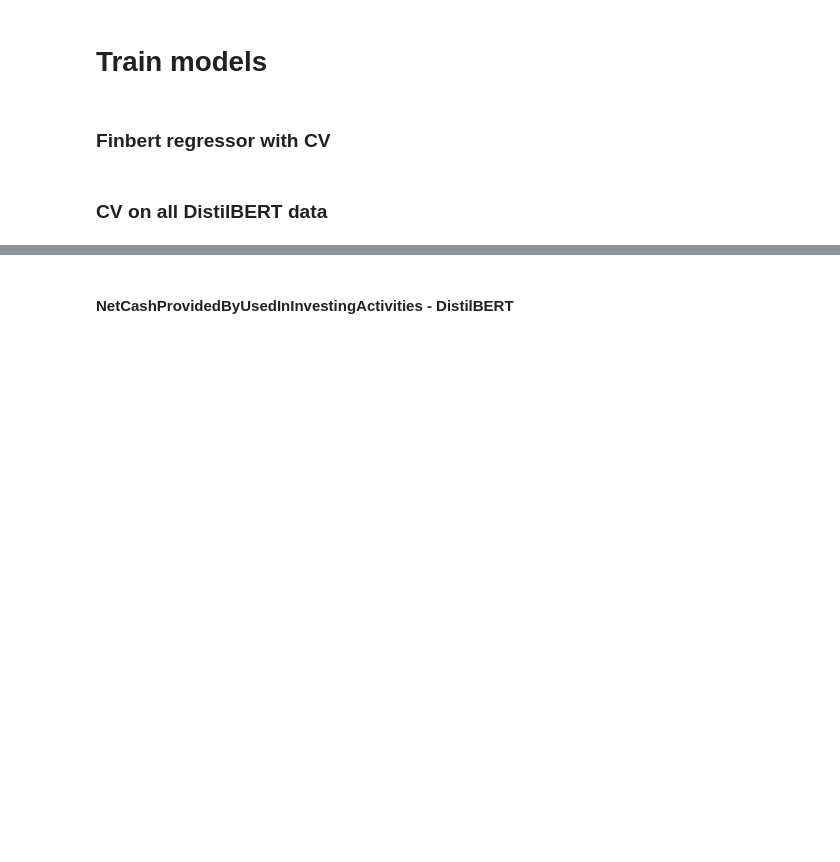
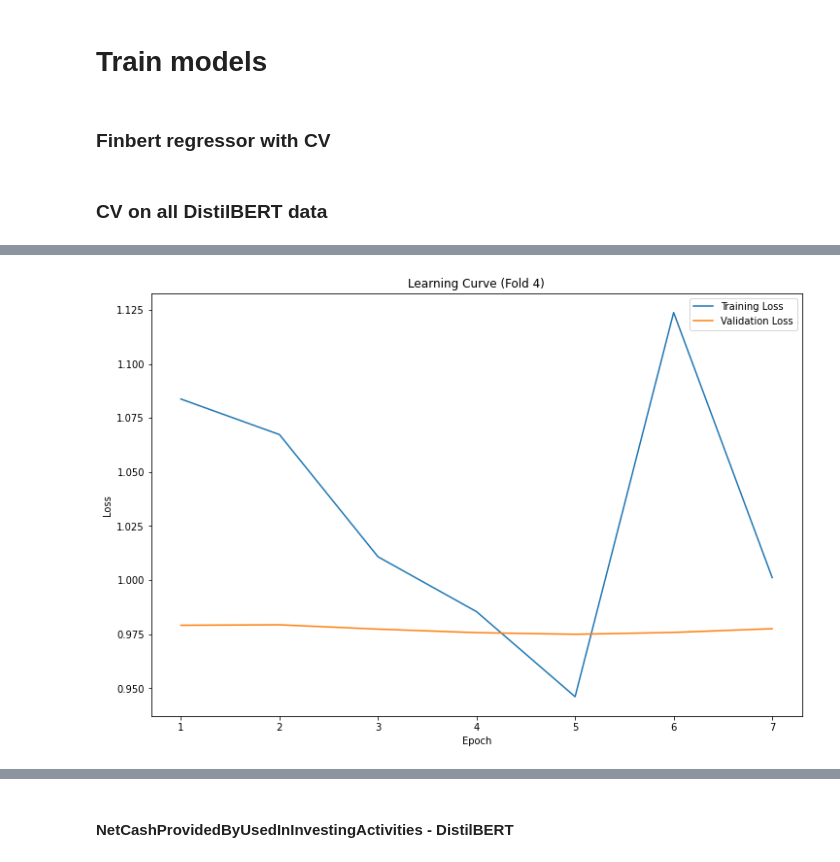
Before and after one commit to nkhanhle23/thesis, a Jupyter notebook: notebooks/predictive_model_finbert.ipynb, the cells around one changed output, grey strips where cells are left out. Cells and saved outputs as stored; diff of their text form; code cells hidden in the pictures; blank space fills up the shorter version.

Commit message:
Added and evaluated predictive models

```diff
--- a/notebooks/predictive_model_finbert.ipynb
+++ b/notebooks/predictive_model_finbert.ipynb
@@ -250,5 +140,5 @@ class RegressionModel(DistilBertForSequenceClassification):
 # %%
 def finbert_regressor():
-    model = RegressionModel.from_pretrained('yiyanghkust/finbert-pretrain', num_labels = 1)
+    model = DistilBertForSequenceClassification.from_pretrained('yiyanghkust/finbert-pretrain', num_labels = 1)
     tokenizer = AutoTokenizer.from_pretrained('yiyanghkust/finbert-pretrain')
     return model, tokenizer
@@ -354,7 +158,7 @@ def train_finbert_regressor(model, tokenizer, dataset, epochs=10, initial_lr=0.0
     optimizer = torch.optim.AdamW(model.parameters(), lr=initial_lr, eps=eps)
     scheduler = torch.optim.lr_scheduler.StepLR(optimizer, step_size=1, gamma=0.9)
     training_stats = []
-    kfold = KFold(n_splits=cv, shuffle=True)  # Define the number of folds
+    kfold = KFold(n_splits=cv, shuffle=True, random_state=42)  # Define the number of folds
 
     best_val_loss_overall = np.inf # Set initial best validation loss to infinity
     best_model_overall = None
@@ -364,7 +168,7 @@ def train_finbert_regressor(model, tokenizer, dataset, epochs=10, initial_lr=0.0
     all_val_losses = []
 
     for fold, (train_idx, val_idx) in enumerate(kfold.split(dataset)):
-        print(f"Fold {fold + 1}")
+        #print(f"Fold {fold + 1}")
         train_subset = torch.utils.data.Subset(dataset, train_idx)
         val_subset = torch.utils.data.Subset(dataset, val_idx)
 
@@ -376,7 +180,7 @@ def train_finbert_regressor(model, tokenizer, dataset, epochs=10, initial_lr=0.0
         val_losses = []
         best_epoch = 0
         early_stopping_counter = 0
-        for epoch in tqdm(range(epochs)):
+        for epoch in range(epochs):
             model.train()
             train_loss = 0
 
@@ -384,7 +188,8 @@ def train_finbert_regressor(model, tokenizer, dataset, epochs=10, initial_lr=0.0
                 b_input_ids = batch[0].to(device)
                 b_labels = batch[1].to(device)
                 optimizer.zero_grad()
-                loss, _ = model(b_input_ids, labels=b_labels)
+                b_outputs = model(input_ids=b_input_ids, labels=b_labels)[1] # Prepare outputs for loss function
+                loss = loss_function(b_outputs, b_labels) # Calculate loss (RSE)
                 loss.backward()
                 torch.nn.utils.clip_grad_norm_(model.parameters(), 1.0)
                 optimizer.step()
@@ -403,7 +208,8 @@ def train_finbert_regressor(model, tokenizer, dataset, epochs=10, initial_lr=0.0
                     labels.to(device)
 
                     outputs = model(input_ids=input_ids, labels=labels)
-                    loss = outputs[0]
+                    # Caclulate loss (RSE)
+                    loss = loss_function(outputs[1], labels)
                     val_loss += loss.item()
 
                 avg_val_loss = val_loss / len(val_loader)
@@ -418,7 +224,7 @@ def train_finbert_regressor(model, tokenizer, dataset, epochs=10, initial_lr=0.0
                 else:
                     early_stopping_counter += 1
                     if early_stopping_counter >= patience:
-                        print(f"Early stopping at epoch {epoch + 1} in fold {fold + 1}")
+                        #print(f"Early stopping at epoch {epoch + 1} in fold {fold + 1}")
                         break
 
             scheduler.step()
@@ -429,8 +235,7 @@ def train_finbert_regressor(model, tokenizer, dataset, epochs=10, initial_lr=0.0
                 'Training Loss': avg_train_loss,
                 'Valid. Loss': avg_val_loss,
             })
-
-        print(f"Fold {fold + 1} - Best Validation Loss: {best_val_loss} at Epoch: {best_epoch}")
+        #print(f"Fold {fold + 1} - Best Validation Loss: {best_val_loss} at Epoch: {best_epoch}")
 
         # Save losses and model for this fold
         all_train_losses.append(train_losses)
@@ -458,3 +263,63 @@ def plot_learning_curve(training_stats, fold):
     plt.show()
 # %% [markdown]
 ### CV on all DistilBERT data
+# %%
+import time
+# Define variables
+batch_size = 32
+epochs=40
+initial_lr=2e-5
+eps=1e-8
+cv=10
+
+for file in files:
+    metric_name = file.split('.')[0].split('_')[0]
+    print('\n')
+    print(f"--------------START TRAINING MODEL FOR {metric_name}--------------")
+    # Record time
+    start_time = time.time()
+    # Read csv file
+    df = pd.read_csv(path + file)
+
+    # Load model and tokenizer
+    model, tokenizer = finbert_regressor()
+    model.to(device)
+
+    # Scale data
+    scaler = StandardScaler()
+    df['target'] = scaler.fit_transform(df['target'].values.reshape(-1, 1))
+
+    # Prepare dataset
+    dataset = prepare_labeled_datasets(tokenizer, model, 300, df['text'].values.tolist(), df['target'].values.tolist())
+
+    # Train model
+    best_model_overall, best_val_loss_overall, best_fold_overall, all_train_losses, all_val_losses, training_stats  = train_finbert_regressor(model, tokenizer, dataset,
+                                                                                            epochs=epochs, initial_lr=initial_lr,
+                                                                                            eps=eps, cv=cv)
+
+    # Record time
+    training_time = time.time() - start_time
+
+    # Present results from the best model
+    print("Results from the best model")
+    print(f"Fold with best validation RSE: {best_fold_overall}")
+    print("Best validation RSE: {0:.2f}".format(best_val_loss_overall))
+    print("Time: {0:.2f} seconds".format(training_time))
+    plot_learning_curve(training_stats,best_fold_overall)
+
+    print(f"--------------DONE TRAINING MODEL FOR {metric_name}--------------")
+    print("\n")
+
+    # Save models
+    # Check if model exists
+    if best_model_overall is None:
+        print("No model available")
+    else:
+        # Save models
+        hub_path = 'lenguyen/' + 'distilbert_' + metric_name
+        model.push_to_hub(hub_path)
+        tokenizer.push_to_hub(hub_path)
+
+        # Save scaler locally
+        joblib.dump(scaler, f'../models/distilbert_data/{metric_name}_scaler.pkl')
+# %% [output]
@@ -460,0 +333 @@ def plot_learning_curve(training_stats, fold):
+[figure, added]
```
Also changed, not shown: parts of 57 cells of this notebook, 3 other files.
